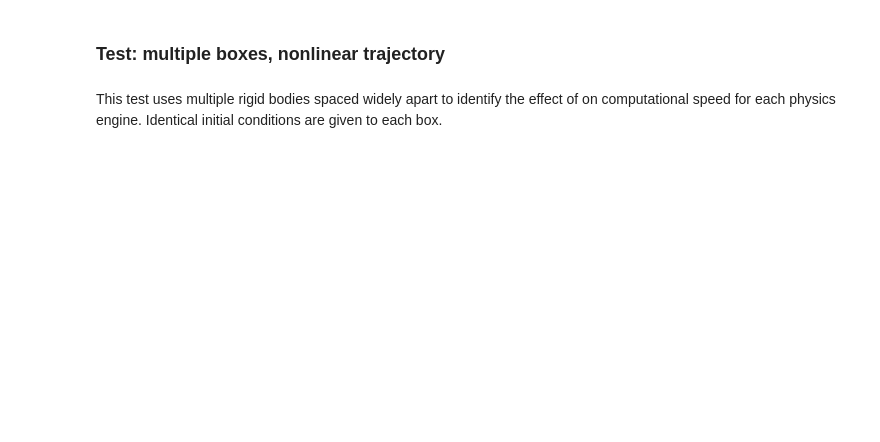
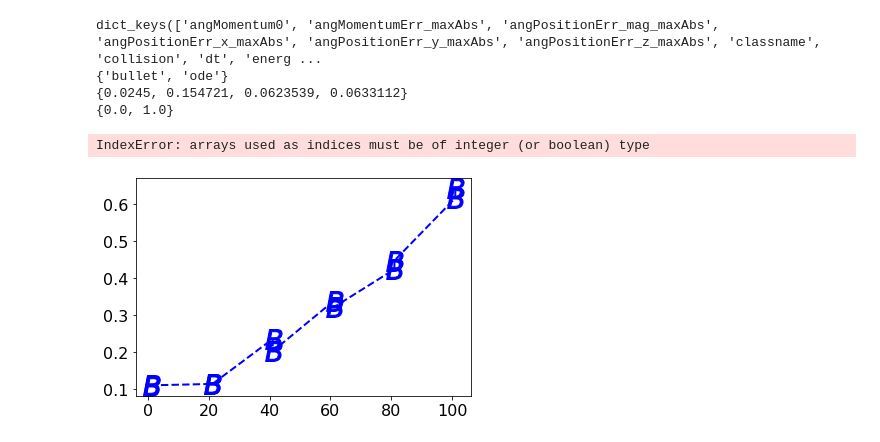
Before and after one commit to scpeters/benchmark, a Jupyter notebook: boxes_results.ipynb, the cells around one changed output. Drawn from its saved outputs; the diff is of its cells as text; code cells hidden in the pictures; blank space fills up the shorter version.

```diff
--- a/boxes_results.ipynb
+++ b/boxes_results.ipynb
@@ -73,37 +87,41 @@ ph.plot3TimeDt({'classname': 'DtComplex'}
-# %% [markdown]
-### Test: multiple boxes, nonlinear trajectory
-# %% [markdown]
-This test uses multiple rigid bodies spaced widely apart to identify the effect of on computational speed for each physics engine. Identical initial conditions are given to each box.
 # %%
-boxes_model_count = csv_dictionary.makeCsvDictOfArrays('test_results/BENCHMARK_boxes_model_count.csv')
+# not working for now as simbody and dart are missing
+boxes_model_count = csv_dictionary.makeCsvDictOfArrays('test_results/BENCHMARK_boxes_model_count_updated.csv')
 print(boxes_model_count.keys())
 print(set(boxes_model_count['engine']))
 print(set(boxes_model_count['linPositionErr_maxAbs']))
 print(set(boxes_model_count['collision']))
 
 csvDict = boxes_model_count
 yname = 'timeRatio'
 ylabel = 'Time ratio (real / sim)'
 ylim = (-0.40000000000000036, 8.4000000000000004)
 
 ph.plotEnginesModelCount({'classname': 'Boxes'}
                   , csvDict=csvDict
                   , yname=yname
                   , ylabel=ylabel
                   , title='Computational time with multiple boxes'
                 )
 
 ph.plotEnginesModelCount({'classname': 'Boxes', 'collision': 1.0}
                   , csvDict=csvDict
                   , yname=yname
                   , ylabel=ylabel
                   , title='Computational time with collision-checking'
                    )
 
 ph.plotEnginesModelCount({'classname': 'Boxes', 'collision': 0.0}
                   , csvDict=csvDict
                   , yname=yname
                   , ylabel=ylabel
                   , ylim=ylim
                   , title='Computational time without collision-checking'
                    )
+# %% [output]
+dict_keys(['angMomentum0', 'angMomentumErr_maxAbs', 'angPositionErr_mag_maxAbs', 'angPositionErr_x_maxAbs', 'angPositionErr_y_maxAbs', 'angPositionErr_z_maxAbs', 'classname', 'collision', 'dt', 'energ ...
+{'bullet', 'ode'}
+{0.0245, 0.154721, 0.0623539, 0.0633112}
+{0.0, 1.0}
+IndexError: arrays used as indices must be of integer (or boolean) type
+[figure, added]
```
Also changed, not shown: parts of 6 cells of this notebook.
